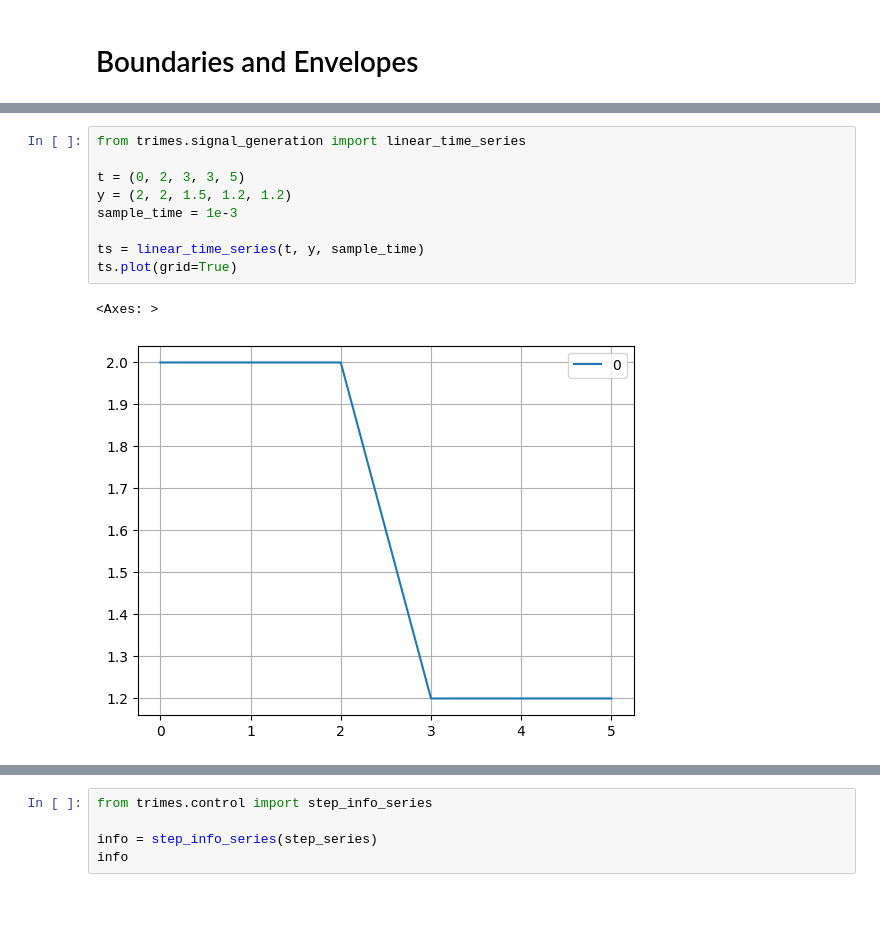
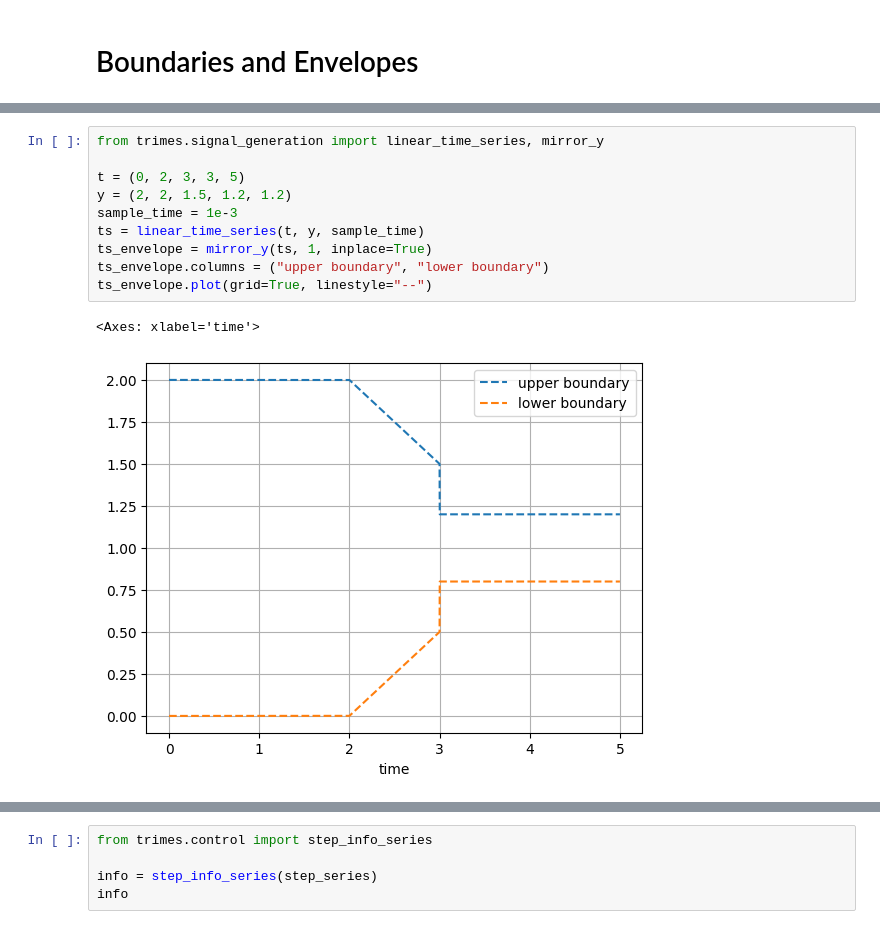
Before and after one commit to FraunhIEE-UniKassel-PowSysStability/trimes, a Jupyter notebook: tutorials/time_series_comparison.ipynb, the cells around one changed output, grey strips where cells are left out. Drawn from its saved outputs; the diff is of its cells as text; blank space fills up the shorter version.

```diff
--- a/tutorials/time_series_comparison.ipynb
+++ b/tutorials/time_series_comparison.ipynb
@@ -71,12 +86,13 @@ plt.grid()
 # %%
-from trimes.signal_generation import linear_time_series
+from trimes.signal_generation import linear_time_series, mirror_y
 
 t = (0, 2, 3, 3, 5)
 y = (2, 2, 1.5, 1.2, 1.2)
 sample_time = 1e-3
-
 ts = linear_time_series(t, y, sample_time)
-ts.plot(grid=True)
+ts_envelope = mirror_y(ts, 1, inplace=True)
+ts_envelope.columns = ("upper boundary", "lower boundary")
+ts_envelope.plot(grid=True, linestyle="--")
 # %% [output]
-<Axes: >
+<Axes: xlabel='time'>
-[figure, old version]
+[figure, new version]
```
Also changed, not shown: parts of 32 cells of this notebook, 9 other files.
